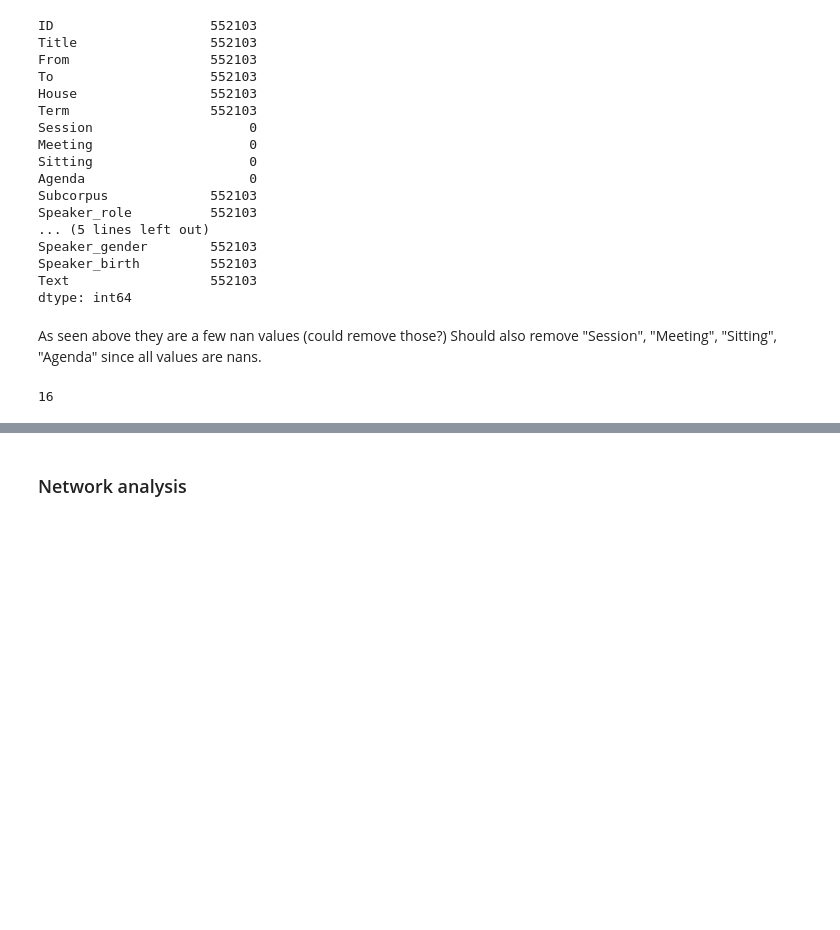
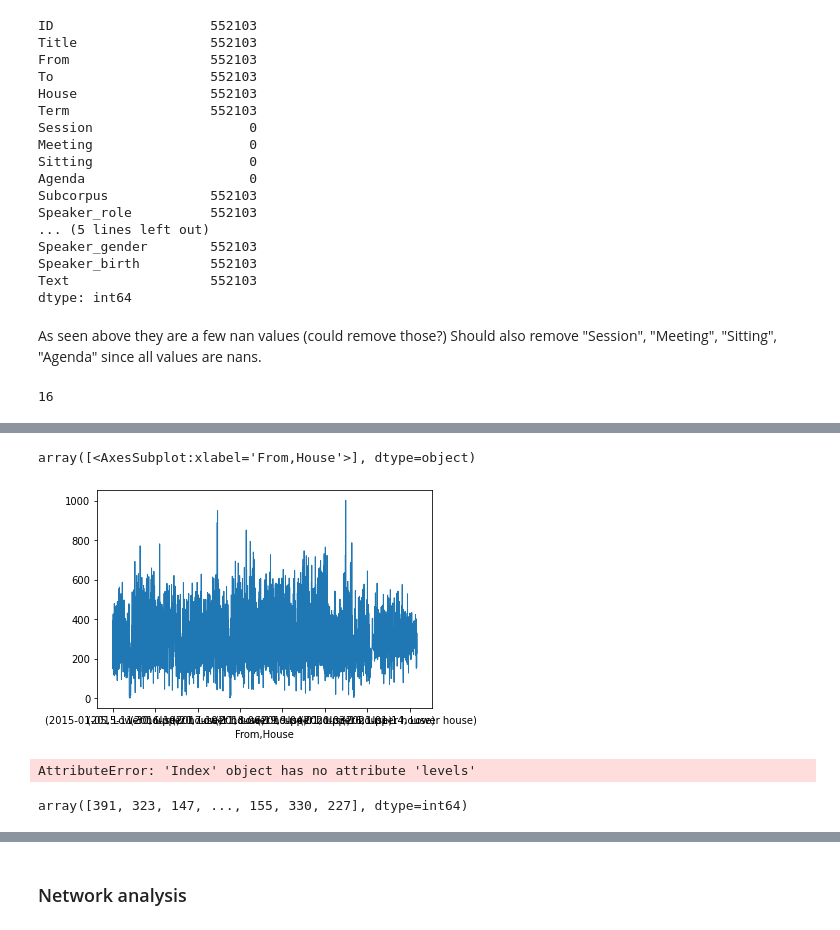
Before and after one commit to DanielHolmelund/Computational-Social-Science-02467, a Jupyter notebook: Project/Preliminary_data_analysis.ipynb, the cells around one changed output, grey strips where cells are left out. Saved outputs shown, nothing was run; the diff lists cells and outputs as text; code cells hidden in the pictures; blank space fills up the shorter version.

```diff
--- a/Project/Preliminary_data_analysis.ipynb
+++ b/Project/Preliminary_data_analysis.ipynb
@@ -49,0 +66,2 @@ ParlaMint.shape[1]
+# %%
+ParlaMint.set_index("From")
@@ -49,0 +83,9 @@ ParlaMint.shape[1]
+# %%
+group = ParlaMint.groupby(by = ["From", "House"]).count()
+group = group.iloc[:,0]
+# %%
+group = pd.DataFrame(group) # columns = ["From", "House"]
+#group.reset_index(level=1, drop=True),
+group = group.reset_index()
+group = group.rename(columns = {"ID":"Count"})
+group
@@ -49,0 +106,19 @@ ParlaMint.shape[1]
+# %%
+group['From'] = pd.to_datetime(group['From'])
+myFmt = mdates.DateFormatter("%b %Y")
+fig, ax = plt.subplots(figsize=(10,2.5), dpi = 400)
+ax.plot(group.From)
+# %%
+group.plot(y = ["From", "House"], subplots = True)
+# %% [output]
+array([<AxesSubplot:xlabel='From,House'>], dtype=object)
+[figure, added]
+# %%
+group.columns.levels
+# %% [output]
+AttributeError: 'Index' object has no attribute 'levels'
+# %%
+ax.set_xticklabels(["%s-%02d" % item for item in g.index.tolist()],
+rotation=45, ha='center')
+# %% [output]
+array([391, 323, 147, ..., 155, 330, 227], dtype=int64)
```
Also changed, not shown: parts of 11 cells of this notebook, 1 other file.
